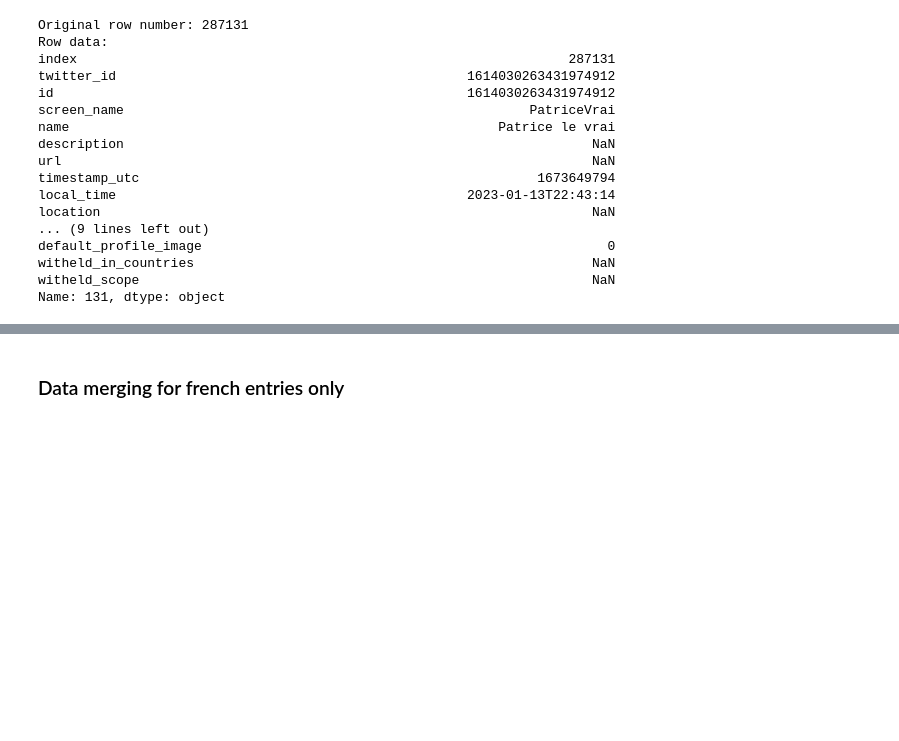
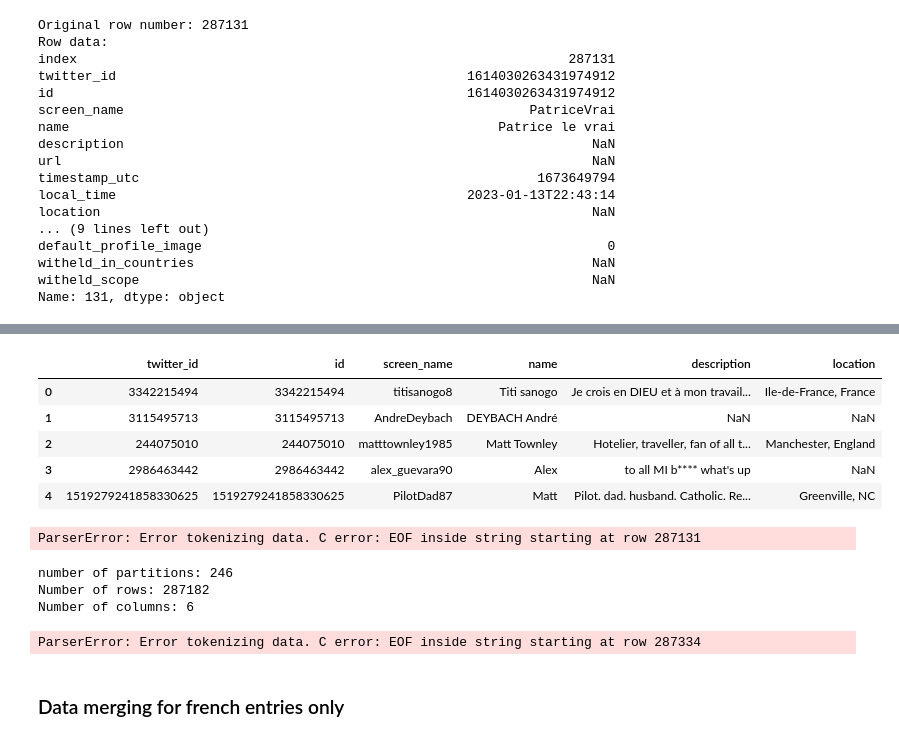
Before and after one commit to livtol99/Liv-Stage---FOCOS-Hand-Over, a Jupyter notebook: Code/Wrangling.ipynb, the cells around one changed output, grey strips where cells are left out. Cells and saved outputs as stored; diff of their text form; code cells hidden in the pictures; blank space fills up the shorter version.

Commit message:
partitions

```diff
--- a/Code/Wrangling.ipynb
+++ b/Code/Wrangling.ipynb
@@ -192,0 +251,10 @@ print(problematic_row)
+# %%
+path_f_bios = "/home/livtollanes/SocialMarkers/markers_followers_bios_2023-05-19.csv"
+
+
+df = dd.read_csv(path_f_bios, dtype='object')
+
+print(type(df))
+
+#inspect the first few rows of the ds dataframe
+print(df.columns)
@@ -193,3 +269,53 @@ print(problematic_row)
+# %%
+subset = df[['twitter_id', 'id', 'screen_name', 'name', 'description', 'location']]
+subset.head()
+# %% [output]
+|  | twitter_id | id | screen_name | name | description | location |
+| 0 | 3342215494 | 3342215494 | titisanogo8 | Titi sanogo | Je crois en DIEU et à mon travail... | Ile-de-France, France |
+| 1 | 3115495713 | 3115495713 | AndreDeybach | DEYBACH André | NaN | NaN |
+| 2 | 244075010 | 244075010 | matttownley1985 | Matt Townley | Hotelier, traveller, fan of all t... | Manchester, England |
+| 3 | 2986463442 | 2986463442 | alex_guevara90 | Alex | to all MI b**** what's up | NaN |
+| 4 | 1519279241858330625 | 1519279241858330625 | PilotDad87 | Matt | Pilot. dad. husband. Catholic. Re... | Greenville, NC |
+# %%
+#find the row length of the subset for column id
+len(subset.id)
+# %% [output]
+ParserError: Error tokenizing data. C error: EOF inside string starting at row 287131
+# %%
+# Determine the number of partitions in your data
+npartitions = subset.npartitions
+print(f"number of partitions: {npartitions}")
+
+#dind number of rows and columns in selected partition
+df_partition = subset.partitions[0].compute()
+
+# Print the number of rows and columns
+print(f"Number of rows: {df_partition.shape[0]}")
+print(f"Number of columns: {df_partition.shape[1]}")
+
+# I know the parsing error occurs in the first partition
+
+# Load the first partition into memory as a pandas DataFrame
+# df_partition = subset.get_partition(0).compute()
+
+# # Get the rows around the parsing error
+# selected_rows = df_partition.iloc[-55:-45]
+
+# # Print the selected rows
+# #print(selected_rows)
+# df_partition.head()
+# %% [output]
+number of partitions: 246
+Number of rows: 287182
+Number of columns: 6
+# %%
+#how many unique locations exist in the follower_bios dataframe?
+# Convert the location column to lowercase and calculate the number of unique values
+n_unique_locations = subset['location'].str.lower().nunique().compute()
+
+print(f"Number of unique locations: {n_unique_locations}")
+# %% [output]
+ParserError: Error tokenizing data. C error: EOF inside string starting at row 287334
 # %% [markdown]
 ### Data merging for french entries only
 # %%
```
Also changed, not shown: parts of 20 cells of this notebook.
